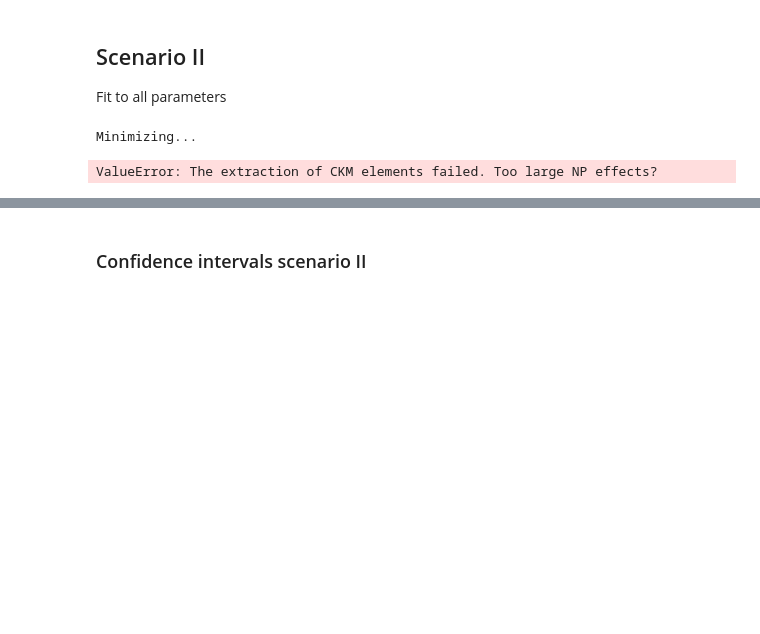
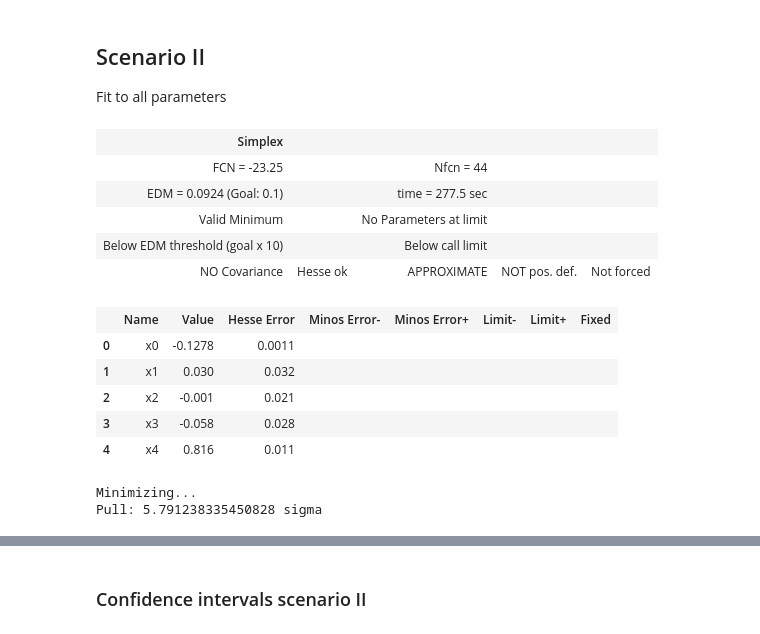
Before and after one commit to Jorge-Alda/SMEFT19-notebooks, a Jupyter notebook: PaperML/01_fits.ipynb, the cells around one changed output, grey strips where cells are left out. Saved outputs shown, nothing was run; the diff lists cells and outputs as text; code cells hidden in the pictures; blank space fills up the shorter version.

```diff
--- a/PaperML/01_fits.ipynb
+++ b/PaperML/01_fits.ipynb
@@ -78,11 +78,29 @@ Fit to all parameters
 # %%
 def fit2(x):
     return -SMEFT19.likelihood_global(x, SMEFT19.scenarios.rotBII)
+# %%
+from iminuit import Minuit
+
+m = Minuit(fit2, [-0.128, 0, 0, 0, 0.81])
+m.simplex()
+# %% [output]
+| Simplex |  |  |  |  |
+| FCN = -23.25 |  | Nfcn = 44 |  |  |
+| EDM = 0.0924 (Goal: 0.1) |  | time = 277.5 sec |  |  |
+| Valid Minimum |  | No Parameters at limit |  |  |
+| Below EDM threshold (goal x 10) |  | Below call limit |  |  |
+| NO Covariance | Hesse ok | APPROXIMATE | NOT pos. def. | Not forced |
+|  | Name | Value | Hesse Error | Minos Error- | Minos Error+ | Limit- | Limit+ | Fixed |
+| 0 | x0 | -0.1278 | 0.0011 |  |  |  |  |  |
+| 1 | x1 | 0.030 | 0.032 |  |  |  |  |  |
+| 2 | x2 | -0.001 | 0.021 |  |  |  |  |  |
+| 3 | x3 | -0.058 | 0.028 |  |  |  |  |  |
+| 4 | x4 | 0.816 | 0.011 |  |  |  |  |  |
 # %%
-bf2, v2, d2, L2 = SMEFT19.ellipse.minimum(fit2, [-0.128, 0, 0, 0, 0.81])
+bf2, v2, d2, L2 = SMEFT19.ellipse.minimum(fit2, [-0.1278, 0.030, -0.001, -0.058, 0.816])
 # %% [output]
 Minimizing...
+Pull: 5.791238335450828 sigma
-ValueError: The extraction of CKM elements failed. Too large NP effects?
 # %%
 bf2
 # %% [output]
```
Also changed, not shown: parts of 21 cells of this notebook, 1 other file.
